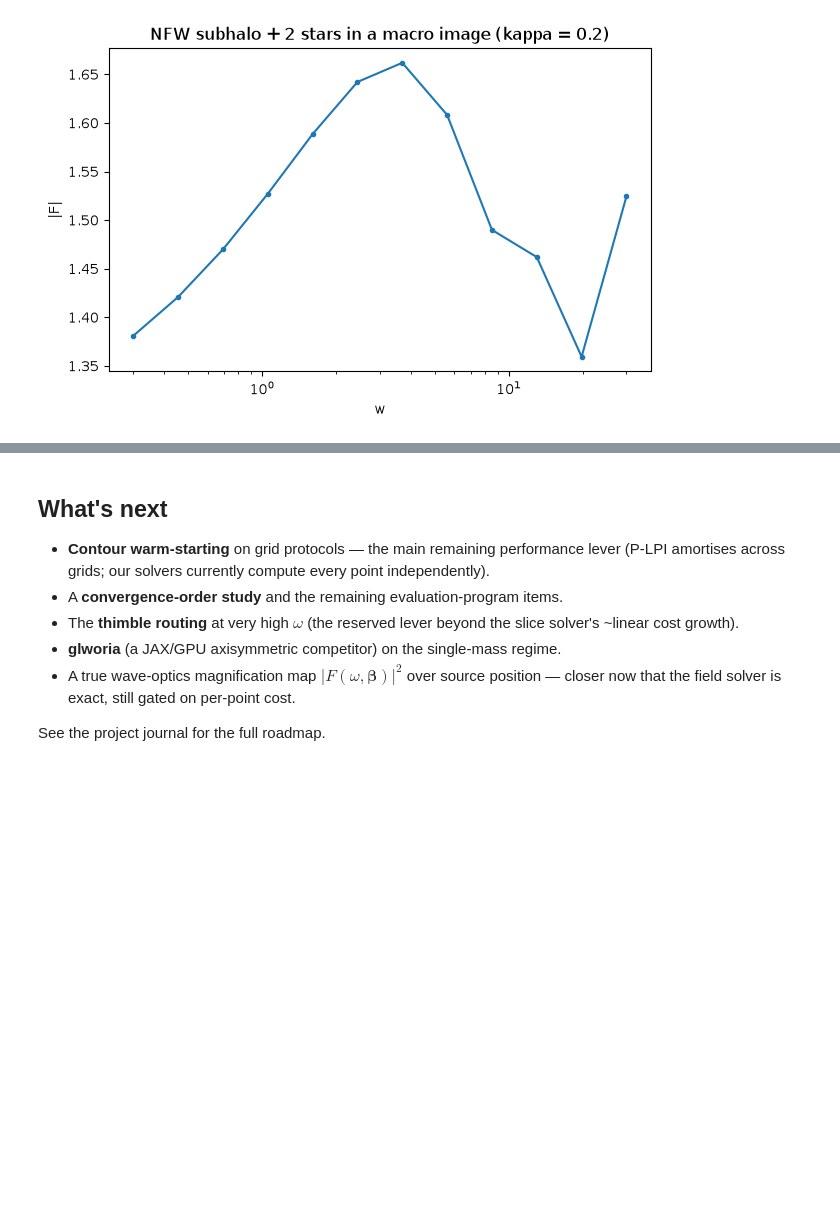
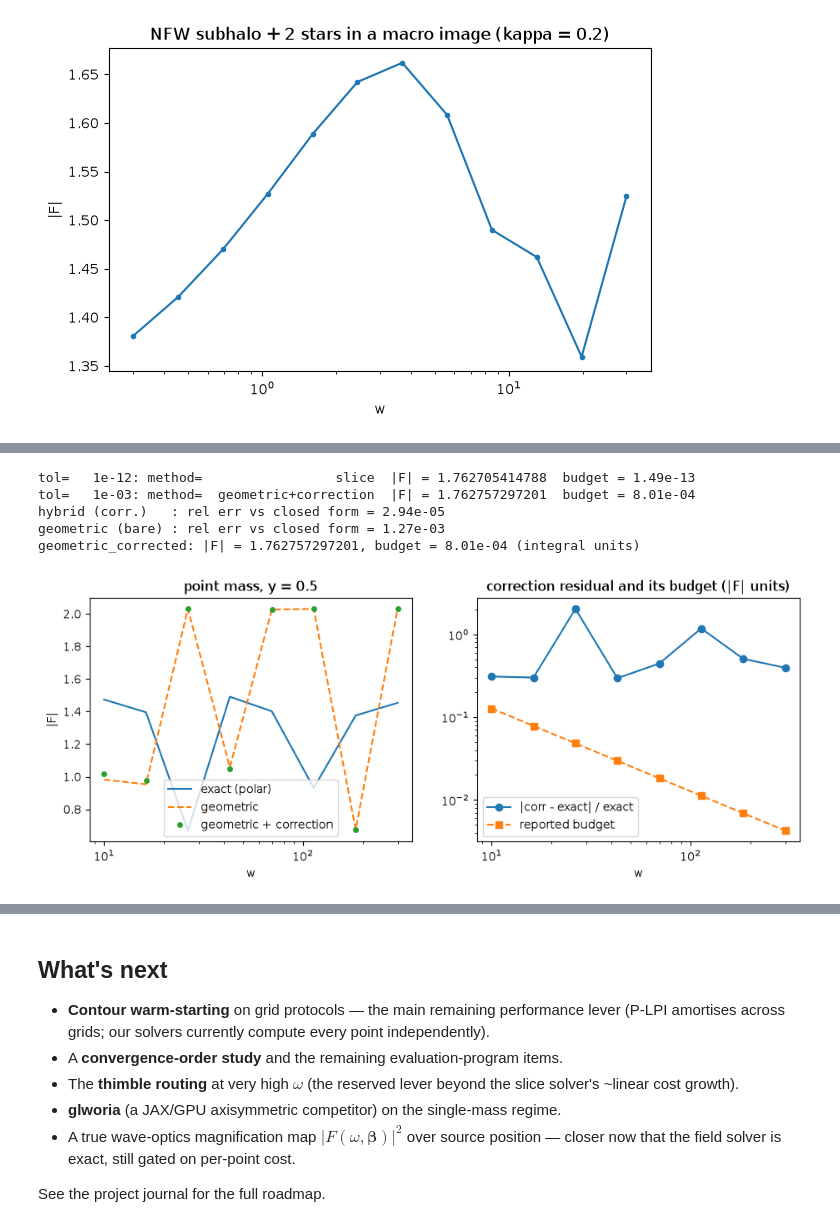
Before and after one commit to cosmoquark/fastpiclef, a Jupyter notebook: notebooks/getting_started.ipynb, the cells around one changed output, grey strips where cells are left out. Saved outputs shown, nothing was run; the diff lists cells and outputs as text; code cells hidden in the pictures; blank space fills up the shorter version.

```diff
--- a/notebooks/getting_started.ipynb
+++ b/notebooks/getting_started.ipynb
@@ -270,0 +315,45 @@ plt.show()
+# %%
+# 8b. The hybrid switch: a tight tol stays on the exact RC engine; a loose tol takes the
+# corrected geometric branch, which must beat the bare geometric sum (external closed form
+# |F| = 1.762705414788 at omega=100, y=0.5).
+field1 = fpl.PointMassField([(0.0, 0.0, 1.0)], beta=(0.5, 0.0))
+for tol in [1e-12, 1e-3]:
+    r = field1.hybrid(omega=100.0, tol=tol)
+    print(f"tol={tol:8.0e}: method={r.method:>22s}  |F| = {abs(r.amplification):.12f}  budget = {r.error:.2e}")
+fnd = 1.762705414788
+hyb = abs(field1.hybrid(omega=100.0, tol=1e-3).amplification)
+geo = abs(field1.geometric(omega=100.0).amplification)
+print(f"hybrid (corr.)   : rel err vs closed form = {abs(hyb-fnd)/fnd:.2e}")
+print(f"geometric (bare) : rel err vs closed form = {abs(geo-fnd)/fnd:.2e}")
+gc = field1.geometric_corrected(omega=100.0)   # the asymptotic form alone, with its budget
+print(f"geometric_corrected: |F| = {abs(gc.amplification):.12f}, budget = {gc.error:.2e} (integral units)")
+# %% [output]
+tol=   1e-12: method=                 slice  |F| = 1.762705414788  budget = 1.49e-13
+tol=   1e-03: method=  geometric+correction  |F| = 1.762757297201  budget = 8.01e-04
+hybrid (corr.)   : rel err vs closed form = 2.94e-05
+geometric (bare) : rel err vs closed form = 1.27e-03
+geometric_corrected: |F| = 1.762757297201, budget = 8.01e-04 (integral units)
+# %%
+# 8c. The corrected geometric sum tracks the exact result, and the budget tracks the residual.
+ws = np.geomspace(10.0, 300.0, 8)
+exact, geo, corr, bud = [], [], [], []
+for w in ws:
+    ex = pm1.solve(omega=float(w), method="polar")        # independent exact reference
+    g = field1.geometric_corrected(float(w))
+    exact.append(abs(ex.amplification))
+    corr.append(abs(g.amplification))
+    bud.append(g.error * w / (2 * np.pi))                 # budget in |F| units
+    geo.append(abs(field1.geometric(float(w)).amplification))
+fig, ax = plt.subplots(1, 2, figsize=(11, 3.8))
+ax[0].plot(ws, exact, '-', label='exact (polar)')
+ax[0].plot(ws, geo, '--', label='geometric')
+ax[0].plot(ws, corr, 'o', ms=4, label='geometric + correction')
+ax[0].set(xscale='log', xlabel='w', ylabel='|F|', title='point mass, y = 0.5')
+ax[0].legend()
+ax[1].loglog(ws, [abs(c-e)/e for c, e in zip(corr, exact)], 'o-', label='|corr - exact| / exact')
+ax[1].loglog(ws, bud, 's--', label='reported budget')
+ax[1].set(xlabel='w', title='correction residual and its budget (|F| units)')
+ax[1].legend()
+plt.show()
+# %% [output]
+[figure, added]
```
Also changed, not shown: parts of 4 cells of this notebook, 3 other files.
